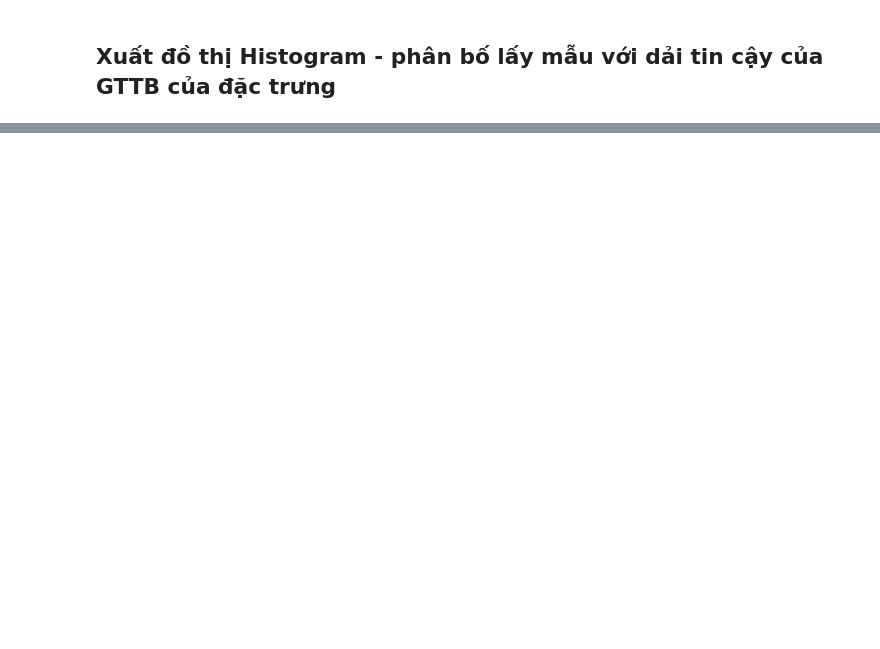
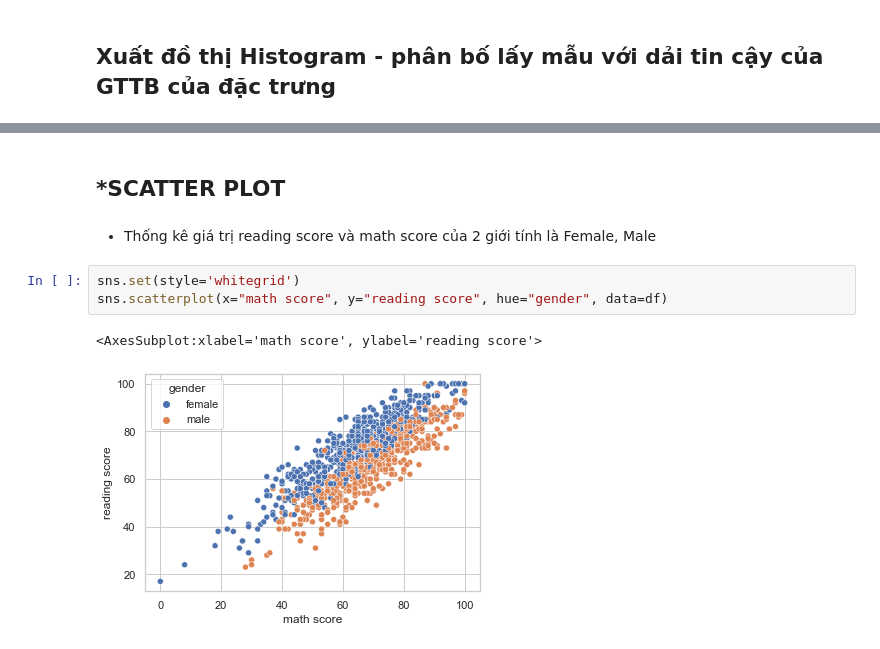
Before and after one commit to Kim-bk/bootstrap-sampling-method, a Jupyter notebook: data_science.ipynb, the cells around one changed output, grey strips where cells are left out. Saved outputs shown, nothing was run; the diff lists cells and outputs as text; blank space fills up the shorter version.

```diff
--- a/data_science.ipynb
+++ b/data_science.ipynb
@@ -121,0 +138,11 @@ linear model plot,…).
+# %% [markdown]
+*SCATTER PLOT
+-----
+# %% [markdown]
+- Thống kê giá trị reading score và math score của 2 giới tính là Female, Male
+# %%
+sns.set(style='whitegrid')
+sns.scatterplot(x="math score", y="reading score", hue="gender", data=df)
+# %% [output]
+<AxesSubplot:xlabel='math score', ylabel='reading score'>
+[figure, added]
```
Also changed, not shown: parts of 17 cells of this notebook, 4 other files.
